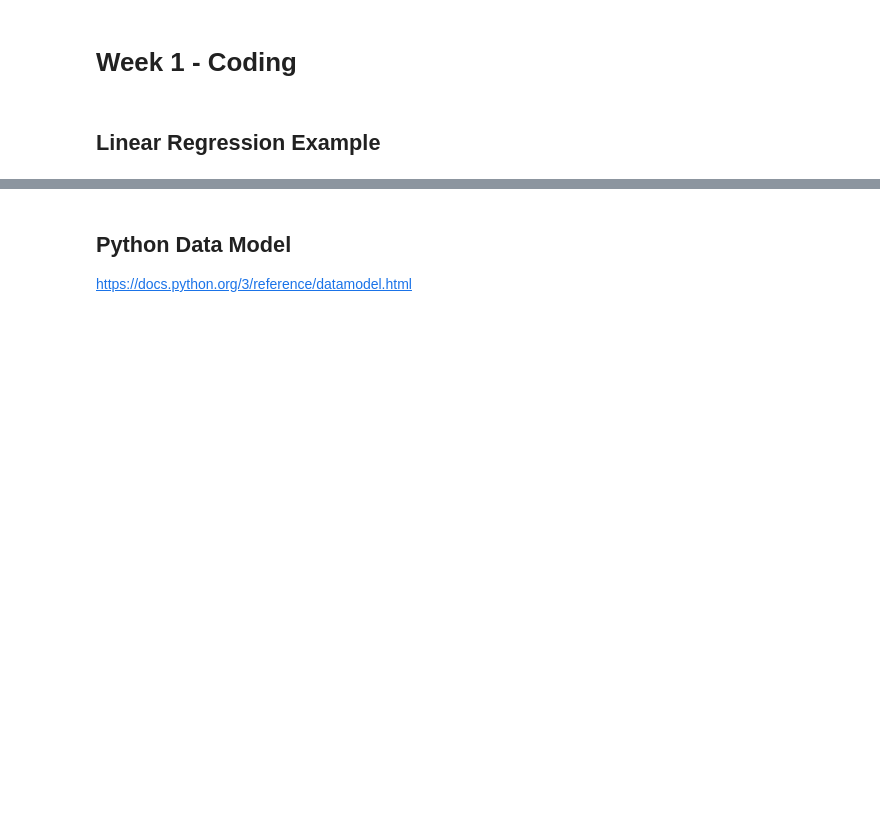
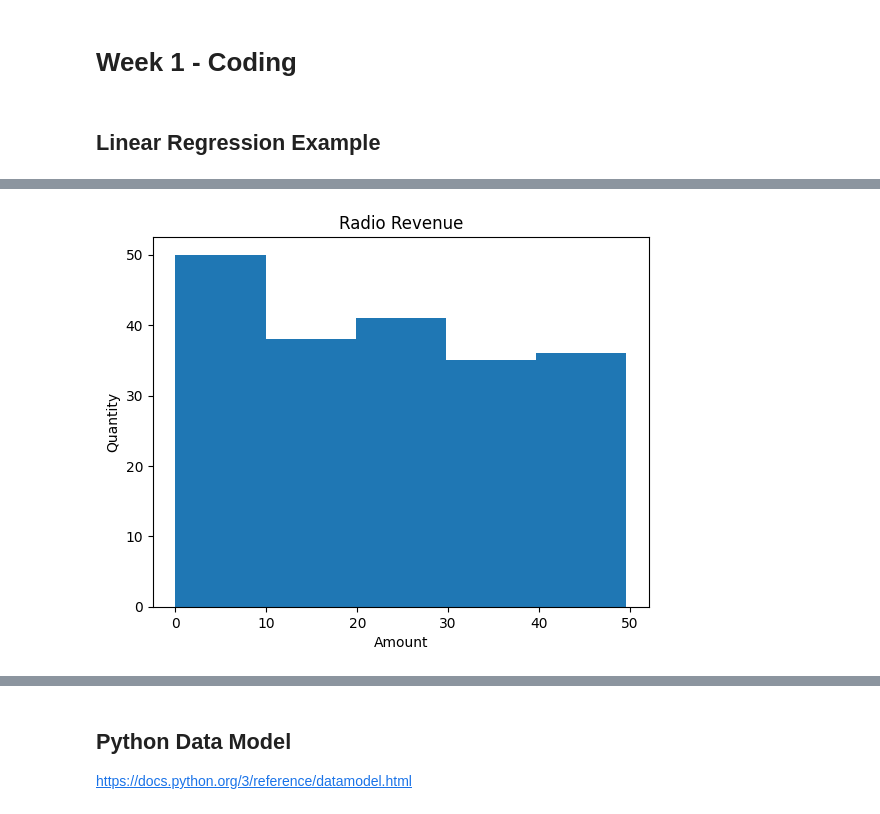
Before and after one commit to jasonbc94/DTSC4050, a Jupyter notebook: Week_01-Introduction/Week_01_Coding.ipynb, the cells around one changed output, grey strips where cells are left out. Saved outputs shown, nothing was run; the diff lists cells and outputs as text; code cells hidden in the pictures; blank space fills up the shorter version.

```diff
--- a/Week_01-Introduction/Week_01_Coding.ipynb
+++ b/Week_01-Introduction/Week_01_Coding.ipynb
@@ -30,7 +94,9 @@
 # %%
-# plt.hist(df['radio'], bins=5)
-# plt.xlabel('Amount')
-# plt.ylabel('Quantity')
-# plt.title('Radio Revenue')
-# plt.show();
+plt.hist(df['radio'], bins=5)
+plt.xlabel('Amount')
+plt.ylabel('Quantity')
+plt.title('Radio Revenue')
+plt.show();
+# %% [output]
+[figure, added]
 # %%
```
Also changed, not shown: parts of 33 cells of this notebook.
